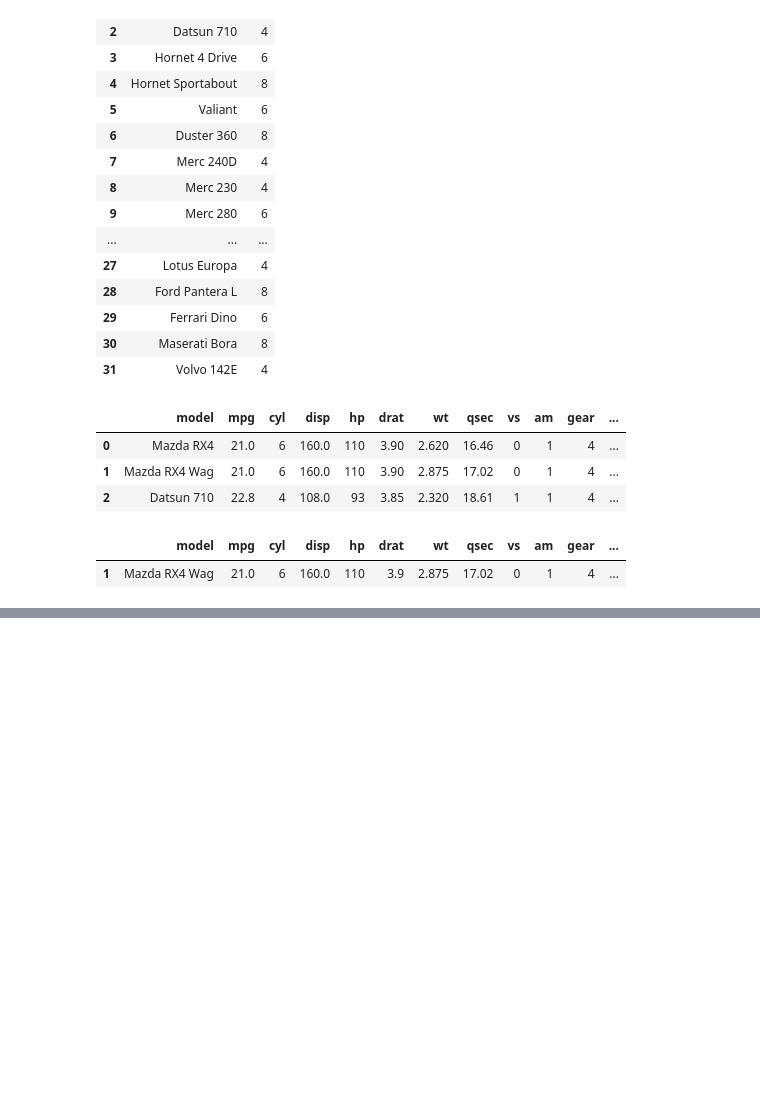
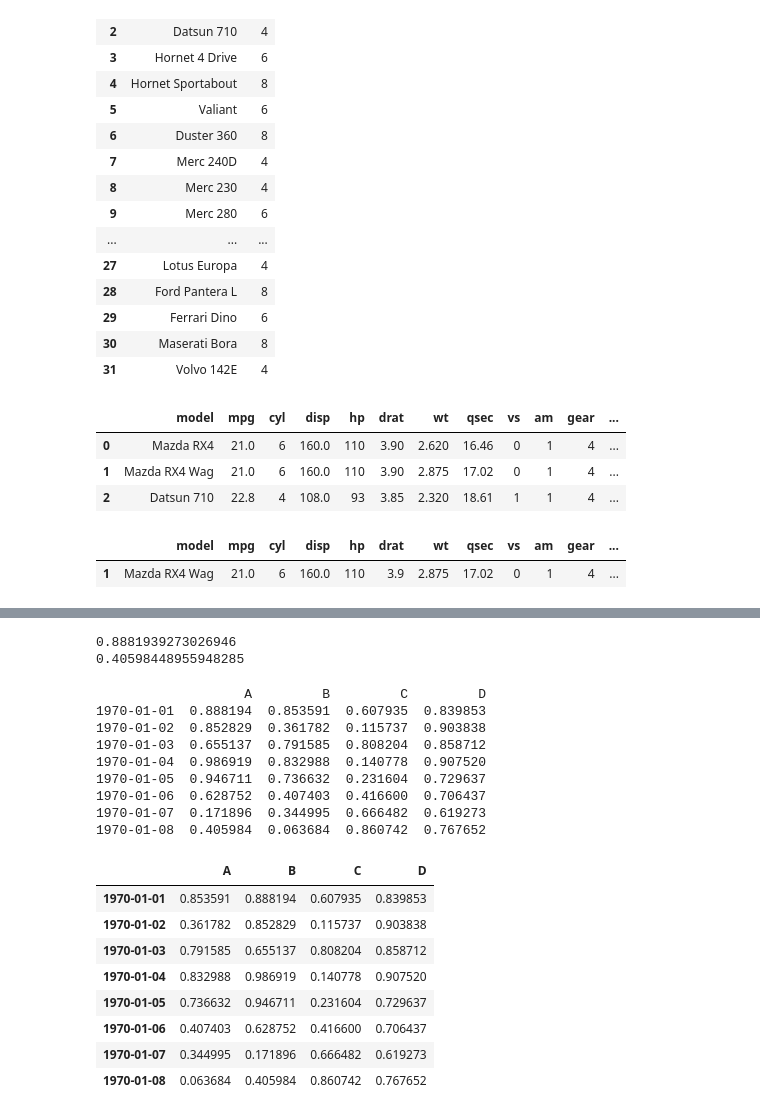
Before and after one commit to rajeshgowda116/Machine-Learning, a Jupyter notebook: python libraes/panda/pand.ipynb, the cells around one changed output, grey strips where cells are left out. Drawn from its saved outputs; the diff is of its cells as text; code cells hidden in the pictures; blank space fills up the shorter version.

```diff
--- a/python libraes/panda/pand.ipynb
+++ b/python libraes/panda/pand.ipynb
@@ -562,0 +666,29 @@ data.loc[[1]]
+# %%
+print(s[dates[0]])
+print(s[dates[7]])
+# %% [output]
+0.8881939273026946
+0.40598448955948285
+# %%
+print(df)
+d=df[['A','B']]=df[['B','A']]
+df
+# %% [output]
+                   A         B         C         D
+1970-01-01  0.888194  0.853591  0.607935  0.839853
+1970-01-02  0.852829  0.361782  0.115737  0.903838
+1970-01-03  0.655137  0.791585  0.808204  0.858712
+1970-01-04  0.986919  0.832988  0.140778  0.907520
+1970-01-05  0.946711  0.736632  0.231604  0.729637
+1970-01-06  0.628752  0.407403  0.416600  0.706437
+1970-01-07  0.171896  0.344995  0.666482  0.619273
+1970-01-08  0.405984  0.063684  0.860742  0.767652
+|  | A | B | C | D |
+| 1970-01-01 | 0.853591 | 0.888194 | 0.607935 | 0.839853 |
+| 1970-01-02 | 0.361782 | 0.852829 | 0.115737 | 0.903838 |
+| 1970-01-03 | 0.791585 | 0.655137 | 0.808204 | 0.858712 |
+| 1970-01-04 | 0.832988 | 0.986919 | 0.140778 | 0.907520 |
+| 1970-01-05 | 0.736632 | 0.946711 | 0.231604 | 0.729637 |
+| 1970-01-06 | 0.407403 | 0.628752 | 0.416600 | 0.706437 |
+| 1970-01-07 | 0.344995 | 0.171896 | 0.666482 | 0.619273 |
+| 1970-01-08 | 0.063684 | 0.405984 | 0.860742 | 0.767652 |
```
Also changed, not shown: parts of 12 cells of this notebook.
